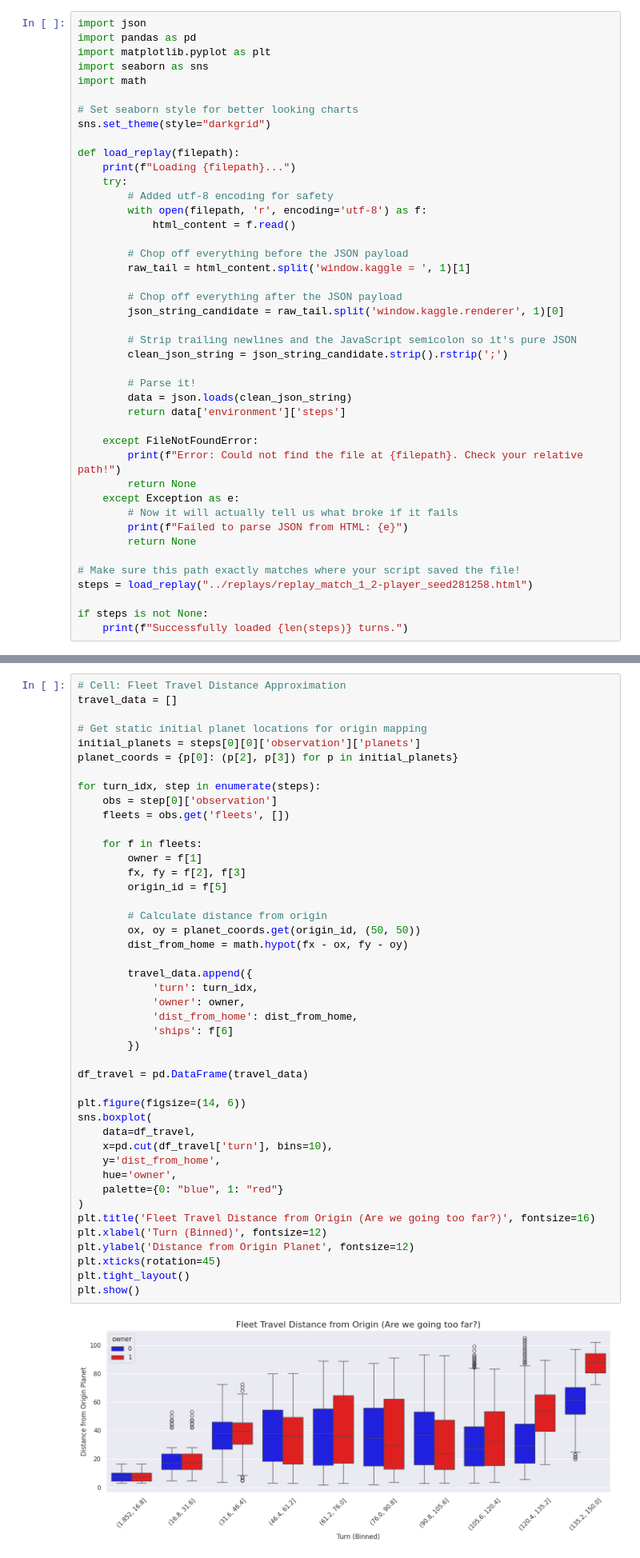
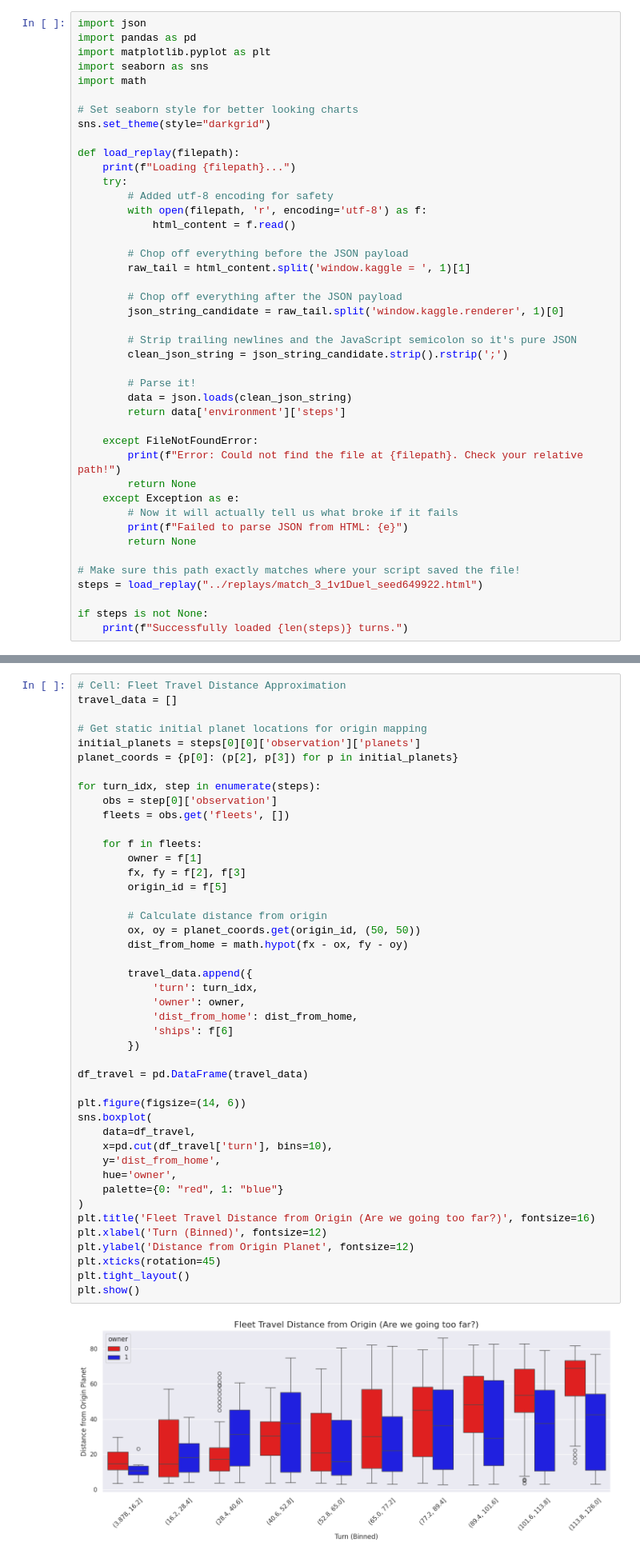
Before and after one commit to S4K50M/OrbitWars, a Jupyter notebook: eda/eda_replay.ipynb, the cells around one changed output, grey strips where cells are left out. Shown at 80% size. Saved outputs shown, nothing was run; the diff lists cells and outputs as text.

```diff
--- a/eda/eda_replay.ipynb
+++ b/eda/eda_replay.ipynb
@@ -37,7 +37,7 @@ def load_replay(filepath):
         return None
 
 # Make sure this path exactly matches where your script saved the file!
-steps = load_replay("../replays/replay_match_1_2-player_seed281258.html")
+steps = load_replay("../replays/match_3_1v1Duel_seed649922.html")
 
 if steps is not None:
     print(f"Successfully loaded {len(steps)} turns.")
@@ -181,32 +181,32 @@ for turn_idx, step in enumerate(steps):
         fx, fy = f[2], f[3]
         origin_id = f[5]
 
         # Calculate distance from origin
         ox, oy = planet_coords.get(origin_id, (50, 50))
         dist_from_home = math.hypot(fx - ox, fy - oy)
 
         travel_data.append({
             'turn': turn_idx,
             'owner': owner,
             'dist_from_home': dist_from_home,
             'ships': f[6]
         })
 
 df_travel = pd.DataFrame(travel_data)
 
 plt.figure(figsize=(14, 6))
 sns.boxplot(
     data=df_travel,
     x=pd.cut(df_travel['turn'], bins=10),
     y='dist_from_home',
     hue='owner',
-    palette={0: "blue", 1: "red"}
+    palette={0: "red", 1: "blue"}
 )
 plt.title('Fleet Travel Distance from Origin (Are we going too far?)', fontsize=16)
 plt.xlabel('Turn (Binned)', fontsize=12)
 plt.ylabel('Distance from Origin Planet', fontsize=12)
 plt.xticks(rotation=45)
 plt.tight_layout()
 plt.show()
 # %% [output]
-[figure, old version]
+[figure, new version]
```
Also changed, not shown: parts of 11 cells of this notebook, 3 other files.
